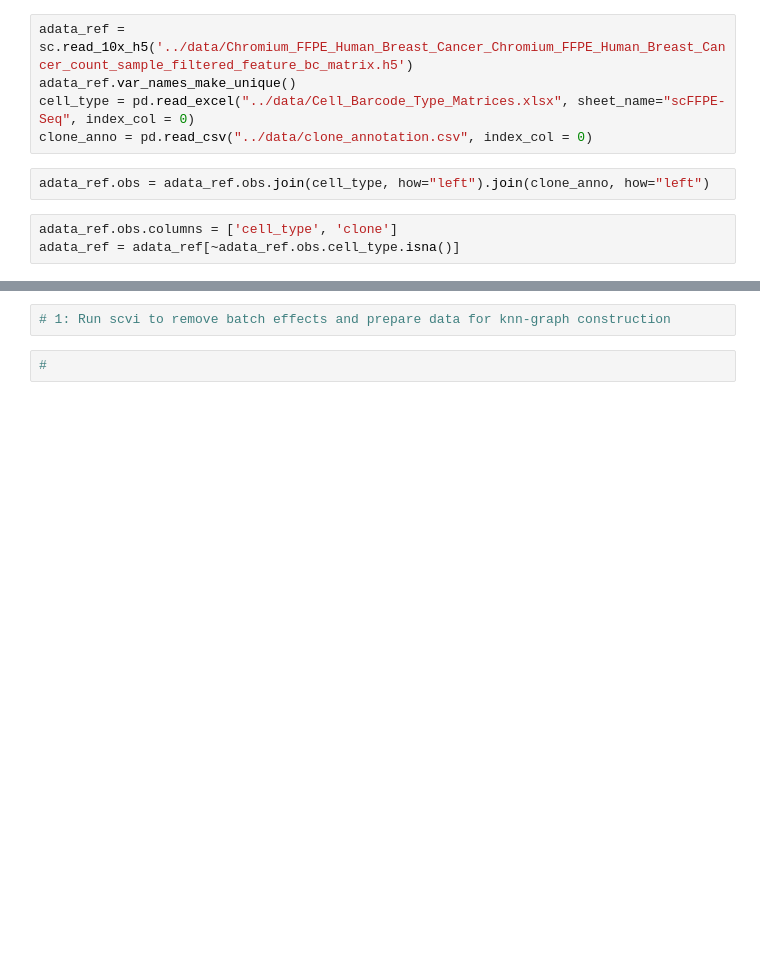
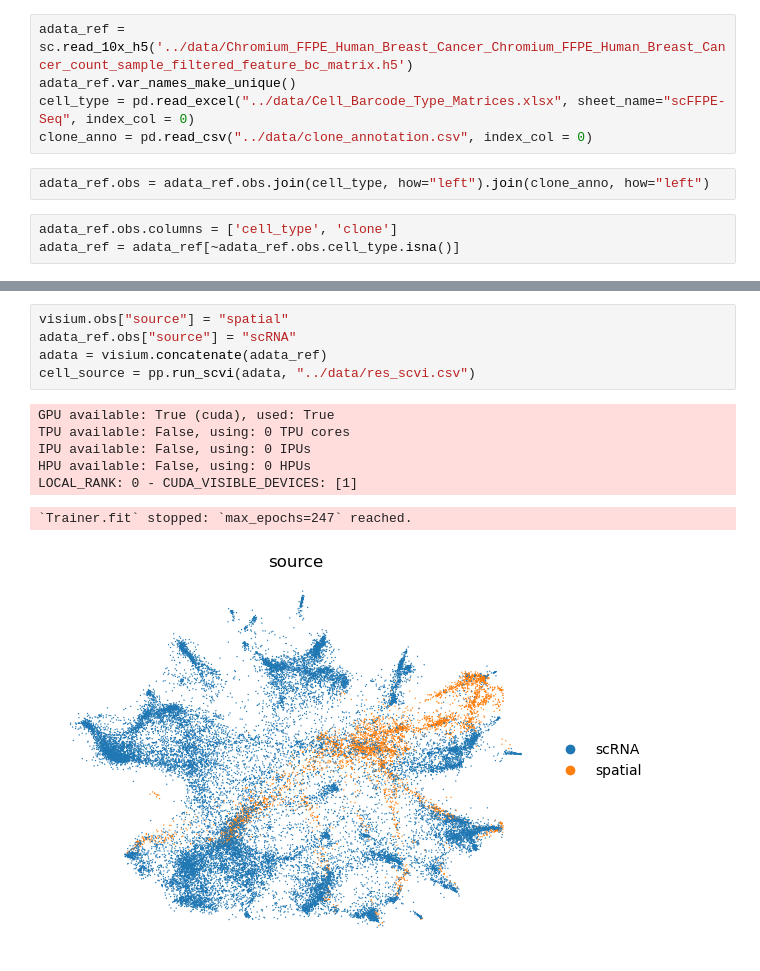
Before and after one commit to PMBio/spaceTree, a Jupyter notebook: notebooks/cell-state-clone-mapping.ipynb, the cells around one changed output, grey strips where cells are left out. Cells and saved outputs as stored; diff of their text form; blank space fills up the shorter version.

```diff
--- a/notebooks/cell-state-clone-mapping.ipynb
+++ b/notebooks/cell-state-clone-mapping.ipynb
@@ -45,4 +81,13 @@ TypeError: can't multiply sequence by non-int of type 'float'
-# %%
-# 1: Run scvi to remove batch effects and prepare data for knn-graph construction
-# %%
-#
+# %%
+visium.obs["source"] = "spatial"
+adata_ref.obs["source"] = "scRNA"
+adata = visium.concatenate(adata_ref)
+cell_source = pp.run_scvi(adata, "../data/res_scvi.csv")
+# %% [output]
+GPU available: True (cuda), used: True
+TPU available: False, using: 0 TPU cores
+IPU available: False, using: 0 IPUs
+HPU available: False, using: 0 HPUs
+LOCAL_RANK: 0 - CUDA_VISIBLE_DEVICES: [1]
+`Trainer.fit` stopped: `max_epochs=247` reached.
+[figure, added]
```
Also changed, not shown: parts of 30 cells of this notebook, 6 other files.
